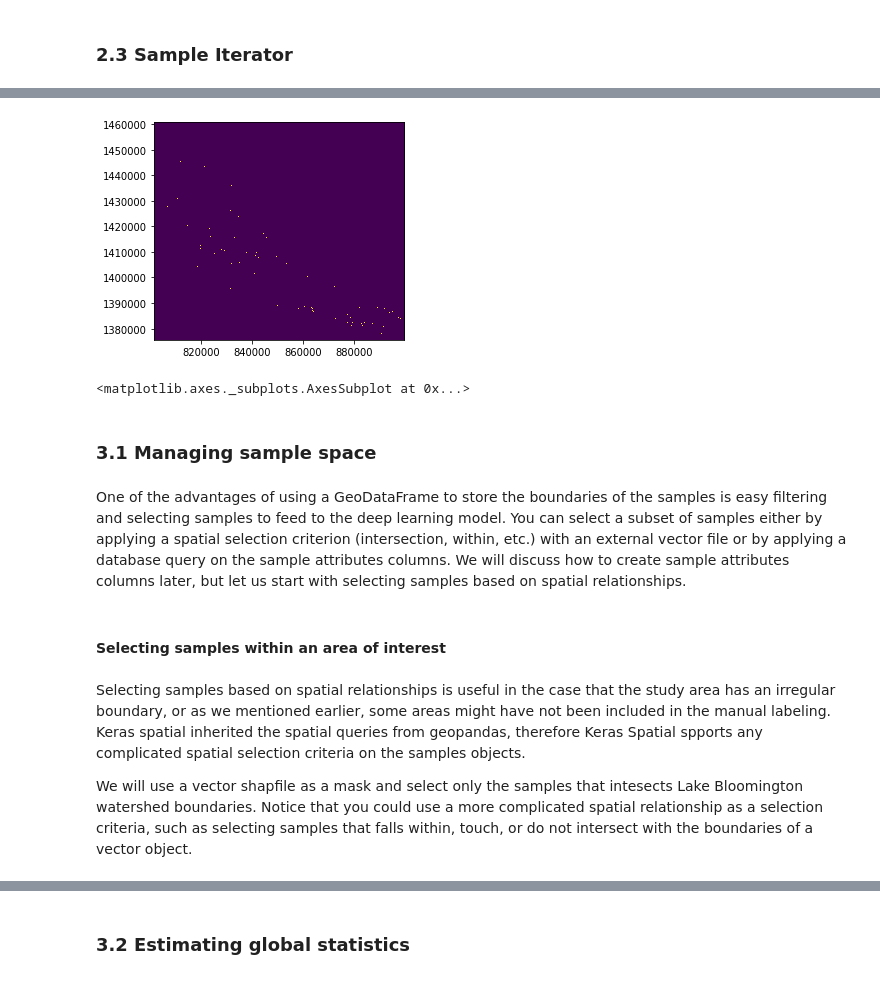
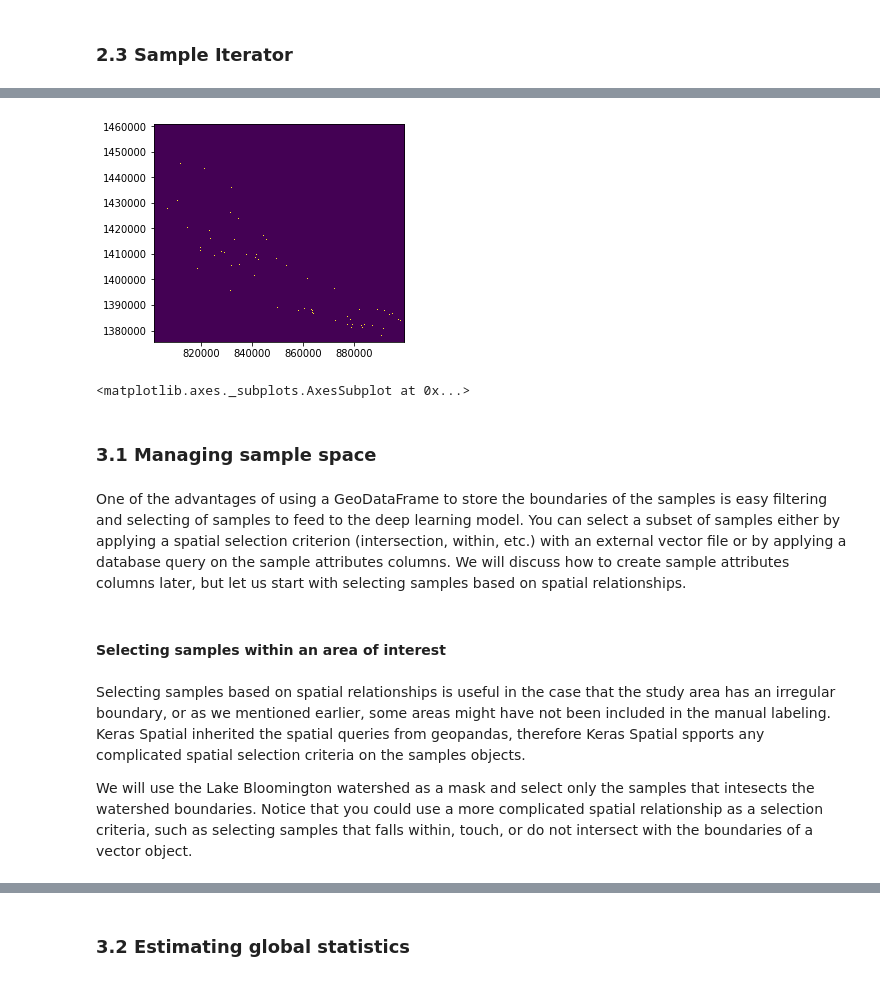
Before and after one commit to nredick/keras-spatial, a Jupyter notebook: examples/ks-preprocess-dem.ipynb, the cells around one changed output, grey strips where cells are left out. Cells and saved outputs as stored; diff of their text form; code cells hidden in the pictures.

```diff
--- a/examples/ks-preprocess-dem.ipynb
+++ b/examples/ks-preprocess-dem.ipynb
@@ -99,18 +104,17 @@ The label is a binary raster where light color pixels indicate the loactions of
-# %%
-label_path = '/home/kv64/main/projects/proj_keras_spatial/data/cl1.tif'
-
-label = rasterio.open(label_path)
-show(label)
-# %% [output]
-[figure, removed]
-<matplotlib.axes._subplots.AxesSubplot at 0x...>
+# %%
+label_path = 'http://lidar.ncsa.illinois.edu:9000/test/labels.tif'
+labels = SpatialDataGenerator(source=label_path)
+show(labels.src)
+# %% [output]
+[figure, added]
+<matplotlib.axes._subplots.AxesSubplot at 0x...>
 # %% [markdown]
 ### 3.1 Managing sample space
 # %% [markdown]
-One of the advantages of using a GeoDataFrame to store the boundaries of the samples is easy filtering and selecting samples to feed to the deep learning model. You can select a subset of samples either by applying a spatial selection criterion (intersection, within, etc.) with an external vector file or by applying a database query on the sample attributes columns. We will discuss how to create sample attributes columns later, but let us start with selecting samples based on spatial relationships.
+One of the advantages of using a GeoDataFrame to store the boundaries of the samples is easy filtering and selecting of samples to feed to the deep learning model. You can select a subset of samples either by applying a spatial selection criterion (intersection, within, etc.) with an external vector file or by applying a database query on the sample attributes columns. We will discuss how to create sample attributes columns later, but let us start with selecting samples based on spatial relationships.
 # %% [markdown]
 #### Selecting samples within an area of interest
 # %% [markdown]
-Selecting samples based on spatial relationships is useful in the case that the study area has an irregular boundary, or as we mentioned earlier, some areas might have not been included in the manual labeling. Keras spatial inherited the spatial queries from geopandas, therefore Keras Spatial spports any complicated spatial selection criteria on the samples objects.
+Selecting samples based on spatial relationships is useful in the case that the study area has an irregular boundary, or as we mentioned earlier, some areas might have not been included in the manual labeling. Keras Spatial inherited the spatial queries from geopandas, therefore Keras Spatial spports any complicated spatial selection criteria on the samples objects.
 
-We will use a vector shapfile as a mask and select only the samples that intesects Lake Bloomington watershed boundaries. Notice that you could use a more complicated spatial relationship as a selection criteria, such as selecting samples that falls within, touch, or do not intersect with the boundaries of a vector object.
+We will use the Lake Bloomington watershed as a mask and select only the samples that intesects the watershed boundaries. Notice that you could use a more complicated spatial relationship as a selection criteria, such as selecting samples that falls within, touch, or do not intersect with the boundaries of a vector object.
```
Also changed, not shown: parts of 31 cells of this notebook.
